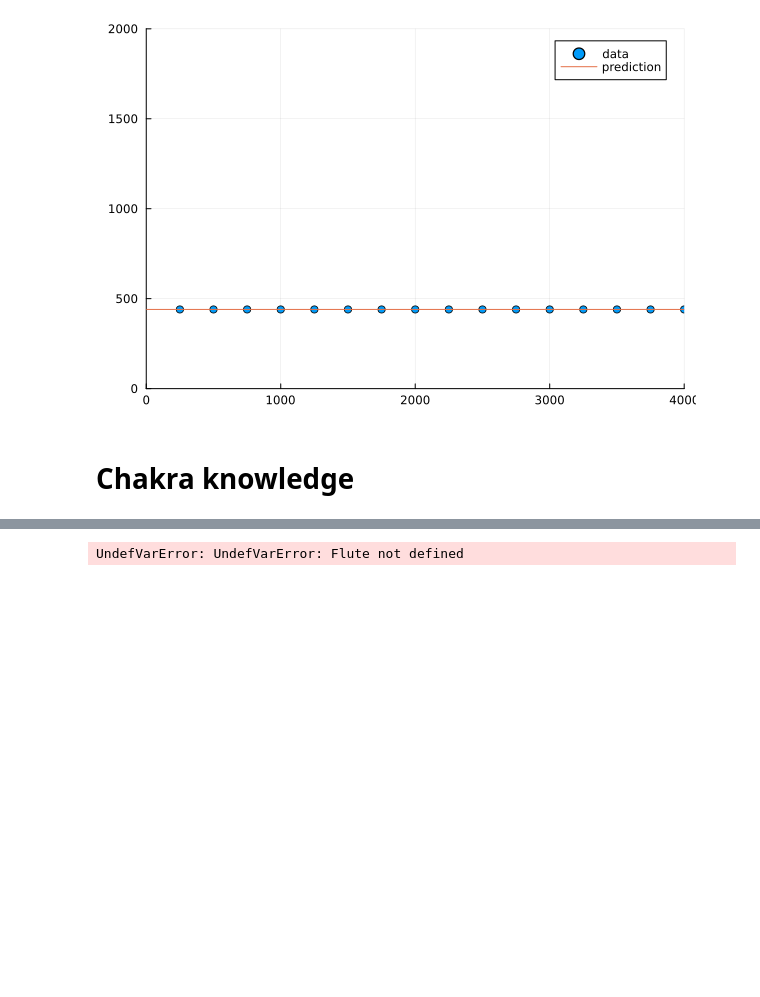
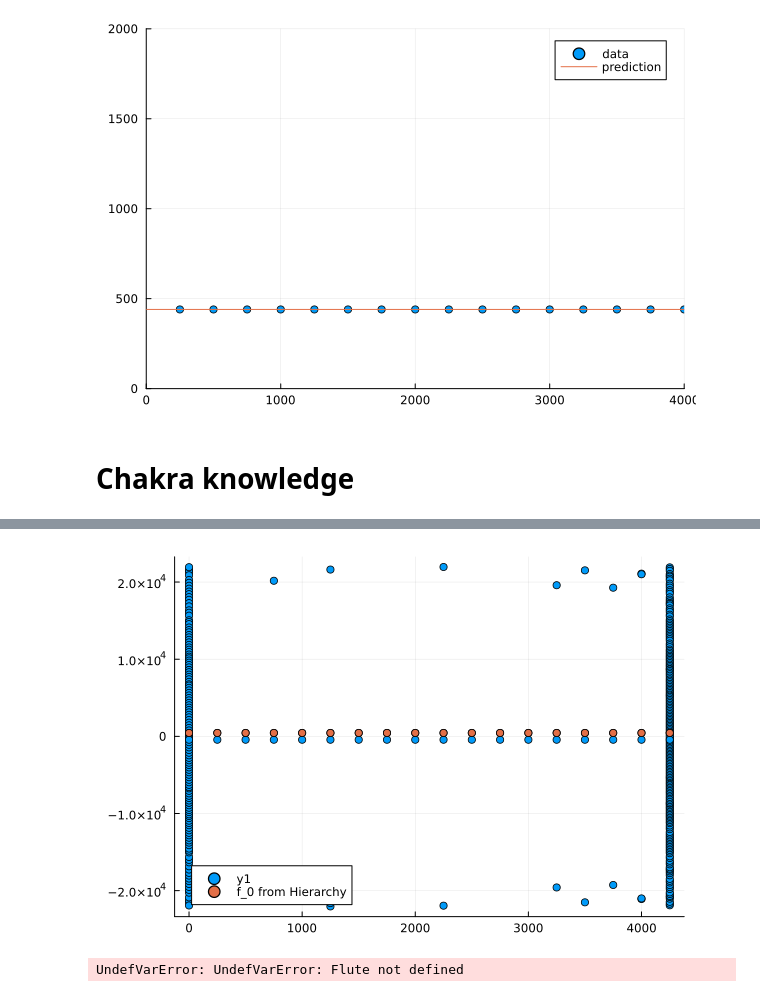
Before and after one commit to anastasiakrouglova/Master-Thesis, a Jupyter notebook: resonance-knowledge/linearRegression.ipynb, the cells around one changed output, grey strips where cells are left out. Drawn from its saved outputs; the diff is of its cells as text; code cells hidden in the pictures; blank space fills up the shorter version.

Commit message:
chakra and resonance implementation

```diff
--- a/resonance-knowledge/linearRegression.ipynb
+++ b/resonance-knowledge/linearRegression.ipynb
@@ -186,6 +185,7 @@ Main.Sine
 # %%
 MARGE = 5
+PRED = frequencyPred
 
 # TODO: moet van pairs zijn!!
-f_0 = Resonances.getFrequencyBand(frequencyPred-MARGE, frequencyPred+MARGE, Sine) # with marge
+f_0 = Resonances.getFrequencyBand(PRED-MARGE, PRED+MARGE, Sine).resonances # with marge
 # %% [output]
@@ -193,3 +211,9 @@ UndefVarError: UndefVarError: Resonances not defined
+# %%
+# Plot all the hierarchies that are extracted in red
+plot(df.onset, df.frequency, seriestype=:scatter)
+plot!(f_0.onset, f_0.frequency, seriestype=:scatter, label="f_0 from Hierarchy")
+# %% [output]
+[figure, added]
 # %%
 # Build hierarchy from f_0
 # %%
```
Also changed, not shown: parts of 2 cells of this notebook, 2 other files.
